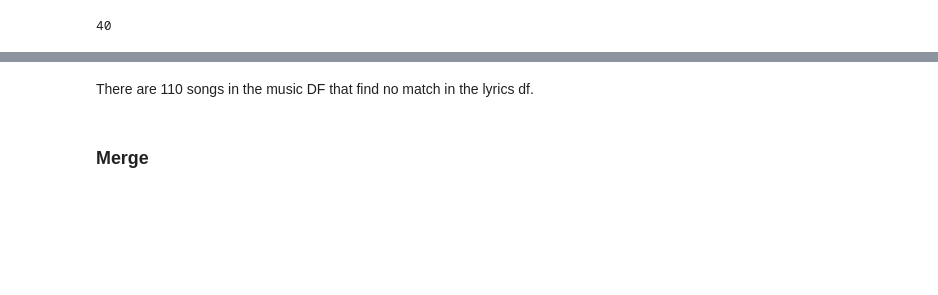
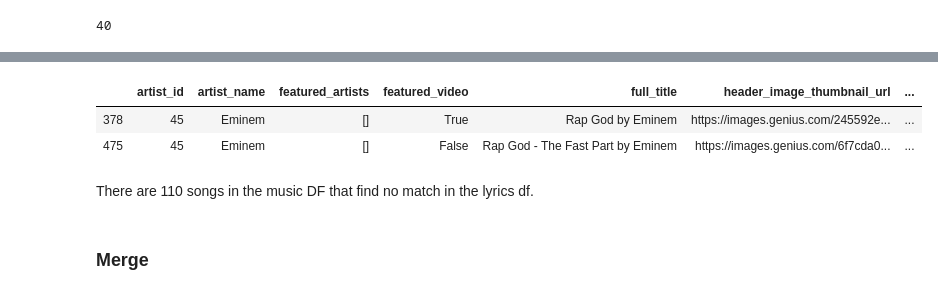
Before and after one commit to com-480-data-visualization/com-480-project-js, a Jupyter notebook: processbook/merge_spotify_and_lyrics.ipynb, the cells around one changed output, grey strips where cells are left out. Cells and saved outputs as stored; diff of their text form; code cells hidden in the pictures; blank space fills up the shorter version.

```diff
--- a/processbook/merge_spotify_and_lyrics.ipynb
+++ b/processbook/merge_spotify_and_lyrics.ipynb
@@ -107,3 +137,9 @@ len(missing_titles)
+# %%
+lyrics[lyrics.clean_title == 'rap_god']
+# %% [output]
+|  | artist_id | artist_name | featured_artists | featured_video | full_title | header_image_thumbnail_url | ... |
+| 378 | 45 | Eminem | [] | True | Rap God by Eminem | https://images.genius.com/245592e... | ... |
+| 475 | 45 | Eminem | [] | False | Rap God - The Fast Part by Eminem | https://images.genius.com/6f7cda0... | ... |
 # %% [markdown]
 There are 110 songs in the music DF that find no match in the lyrics df.
 # %% [markdown]
```
Also changed, not shown: parts of 13 cells of this notebook, 17 other files.
